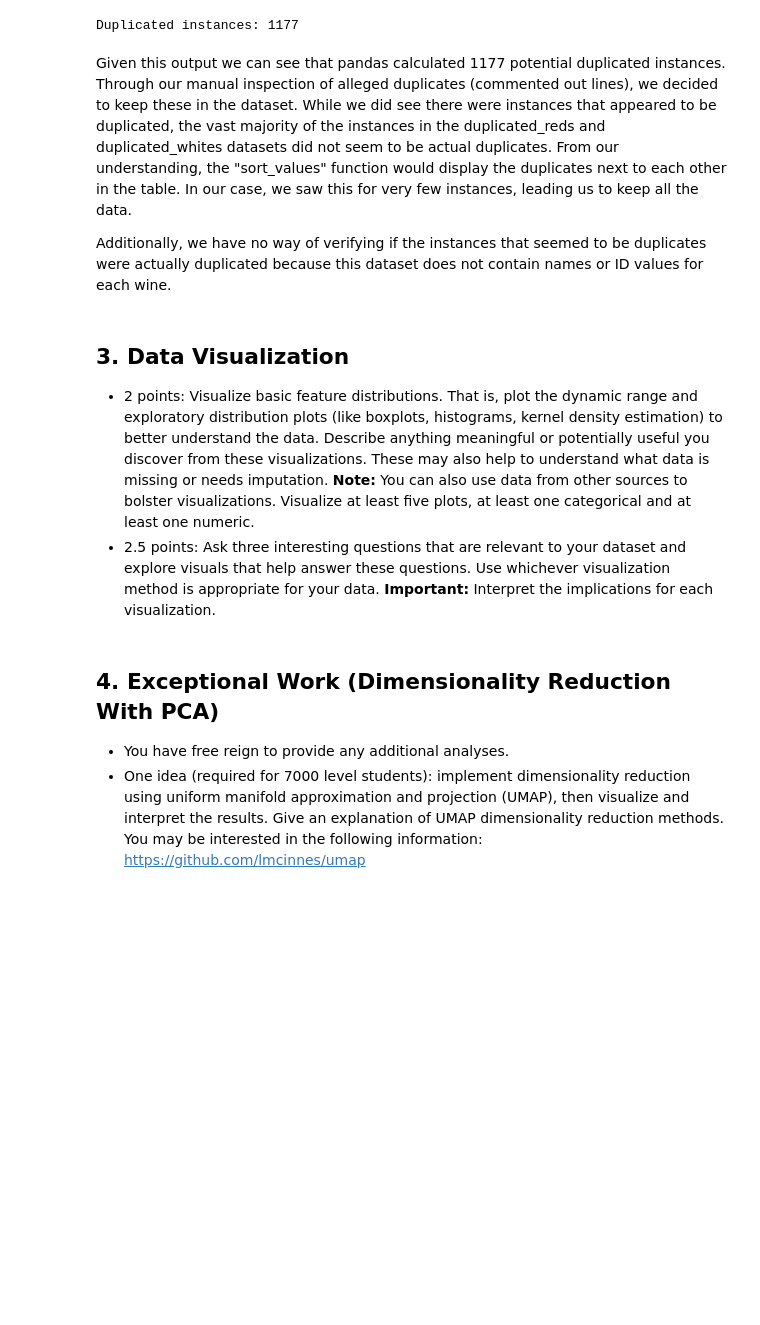
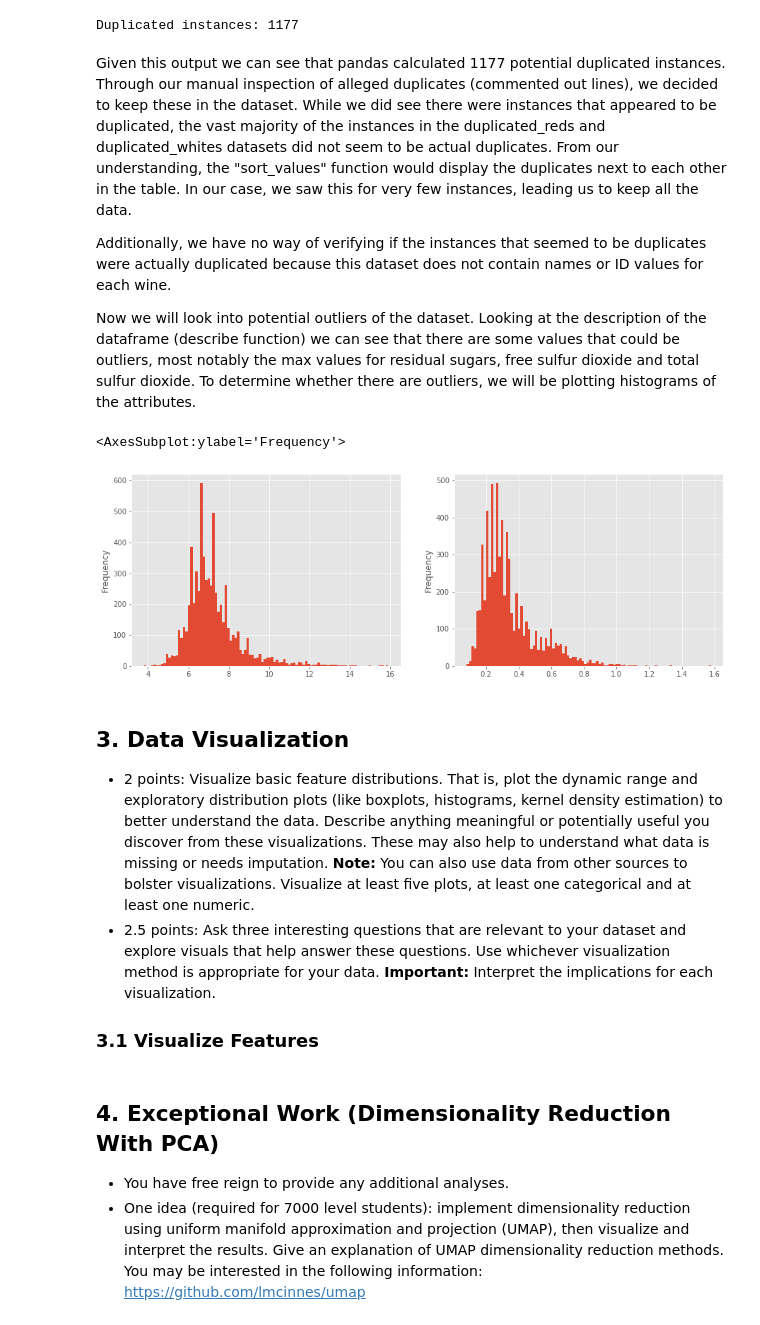
Before and after one commit to harrisonnoble/ml-projects, a Jupyter notebook: Lab 1/Lab 1.ipynb, the cells around one changed output. Cells and saved outputs as stored; diff of their text form; code cells hidden in the pictures; blank space fills up the shorter version.

Commit message:
graphs

```diff
--- a/Lab 1/Lab 1.ipynb
+++ b/Lab 1/Lab 1.ipynb
@@ -170,11 +170,30 @@ Duplicated instances: 1177
 Given this output we can see that pandas calculated 1177 potential duplicated instances. Through our manual inspection of alleged duplicates (commented out lines), we decided to keep these in the dataset. While we did see there were instances that appeared to be duplicated, the vast majority of the instances in the duplicated_reds and duplicated_whites datasets did not seem to be actual duplicates. From our understanding, the "sort_values" function would display the duplicates next to each other in the table. In our case, we saw this for very few instances, leading us to keep all the data.
 
 Additionally, we have no way of verifying if the instances that seemed to be duplicates were actually duplicated because this dataset does not contain names or ID values for each wine.
+
+Now we will look into potential outliers of the dataset. Looking at the description of the dataframe (describe function) we can see that there are some values that could be outliers, most notably the max values for residual sugars, free sulfur dioxide and total sulfur dioxide. To determine whether there are outliers, we will be plotting histograms of the attributes.
+# %%
+import matplotlib.pyplot as plt
+%matplotlib inline
+
+plt.style.use('ggplot')
+fig = plt.figure(figsize=(15,5))
+plt.subplot(1,2,1)
+df_full['fixed acidity'].plot.hist(bins = 100,label='fixed acidity')
+plt.subplot(1,2,2)
+df_full['volatile acidity'].plot.hist(bins = 100,label='volatile acidity')
+plt.subplot(2,2,1)
+df_full['citric acid'].plot.hist(bins = 100, title='citric acid')
+# %% [output]
+<AxesSubplot:ylabel='Frequency'>
+[figure, added]
 # %% [markdown]
 ## 3. Data Visualization
 
 - 2 points: Visualize basic feature distributions. That is, plot the dynamic range and exploratory distribution plots (like boxplots, histograms, kernel density estimation) to better understand the data. Describe anything meaningful or potentially useful you discover from these visualizations. These may also help to understand what data is missing or needs imputation. __Note:__ You can also use data from other sources to bolster visualizations. Visualize at least five plots, at least one categorical and at least one numeric.
 - 2.5 points: Ask three interesting questions that are relevant to your dataset and explore visuals that help answer these questions. Use whichever visualization method is appropriate for your data.  __Important:__ Interpret the implications for each visualization.
+
+### 3.1 Visualize Features
 # %% [markdown]
 ## 4. Exceptional Work (Dimensionality Reduction With PCA)
 
```
